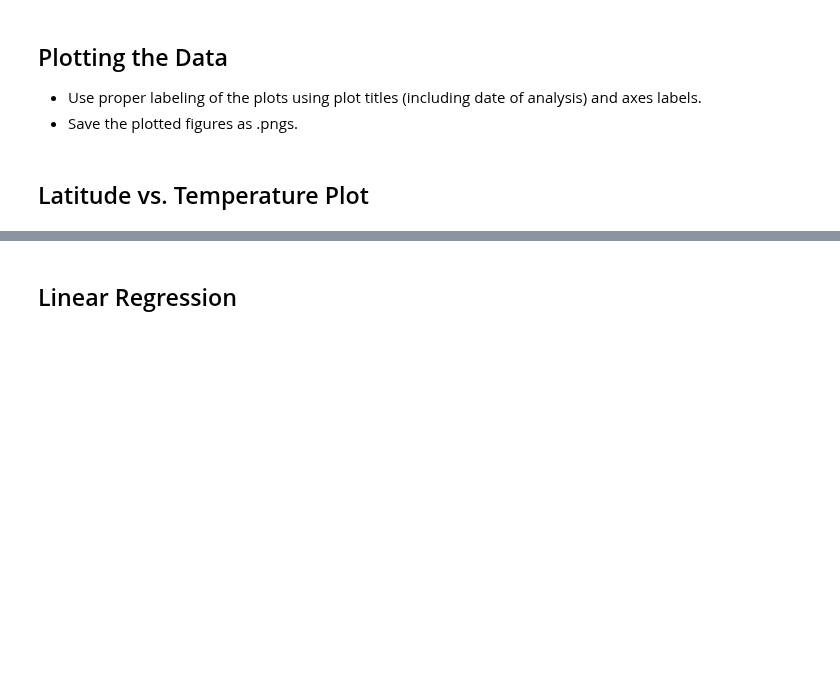
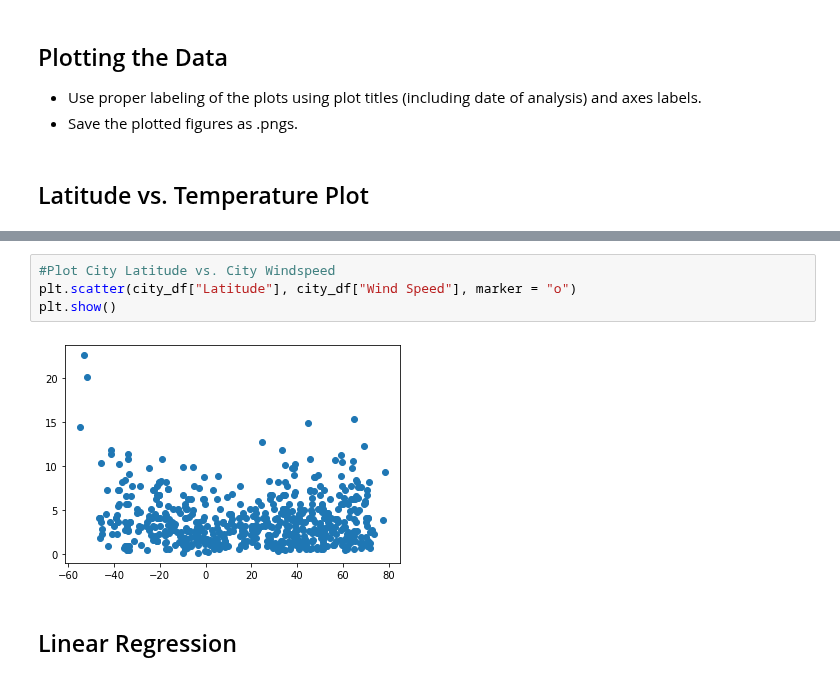
Before and after one commit to sdfeinsilver/python-api-challenge, a Jupyter notebook: WeatherPy/WeatherPy.ipynb, the cells around one changed output, grey strips where cells are left out. Saved outputs shown, nothing was run; the diff lists cells and outputs as text; blank space fills up the shorter version.

```diff
--- a/WeatherPy/WeatherPy.ipynb
+++ b/WeatherPy/WeatherPy.ipynb
@@ -148,3 +160,9 @@ len(humid_check_df)
+# %%
+#Plot City Latitude vs. City Windspeed
+plt.scatter(city_df["Latitude"], city_df["Wind Speed"], marker = "o")
+plt.show()
+# %% [output]
+[figure, added]
 # %% [markdown]
 ## Linear Regression
 # %% [markdown]
```
Also changed, not shown: parts of 9 cells of this notebook.
